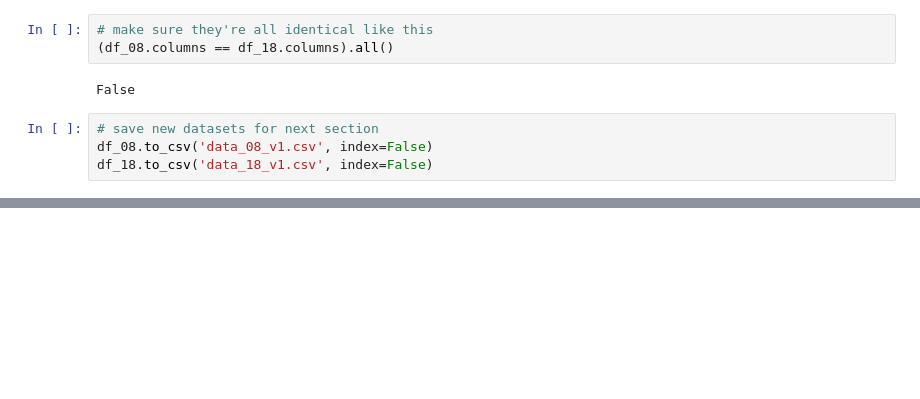
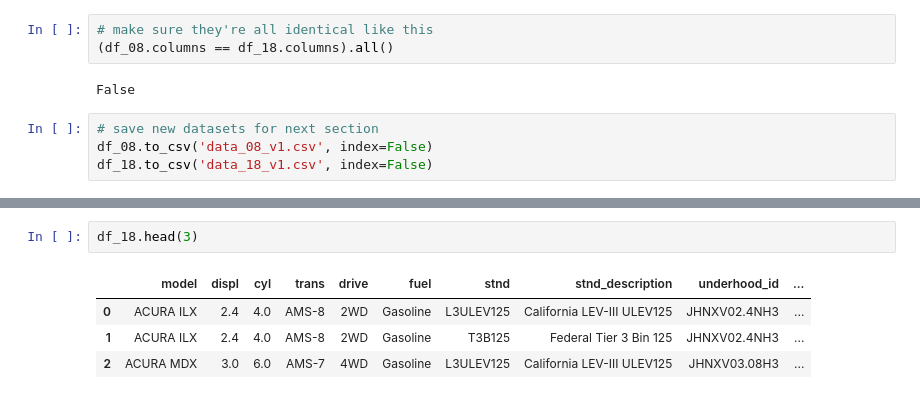
Before and after one commit to juhidhingra/udacity_data_analyst_nanodegree, a Jupyter notebook: UDACITY/Data Analysis Process - Udacity Case Study 2/Cleaning data.ipynb, the cells around one changed output, grey strips where cells are left out. Saved outputs shown, nothing was run; the diff lists cells and outputs as text; blank space fills up the shorter version.

```diff
--- a/UDACITY/Data Analysis Process - Udacity Case Study 2/Cleaning data.ipynb
+++ b/UDACITY/Data Analysis Process - Udacity Case Study 2/Cleaning data.ipynb
@@ -130,0 +335,7 @@ df_18.to_csv('data_18_v1.csv', index=False)
+# %%
+df_18.head(3)
+# %% [output]
+|  | model | displ | cyl | trans | drive | fuel | stnd | stnd_description | underhood_id | ... |
+| 0 | ACURA ILX | 2.4 | 4.0 | AMS-8 | 2WD | Gasoline | L3ULEV125 | California LEV-III ULEV125 | JHNXV02.4NH3 | ... |
+| 1 | ACURA ILX | 2.4 | 4.0 | AMS-8 | 2WD | Gasoline | T3B125 | Federal Tier 3 Bin 125 | JHNXV02.4NH3 | ... |
+| 2 | ACURA MDX | 3.0 | 6.0 | AMS-7 | 4WD | Gasoline | L3ULEV125 | California LEV-III ULEV125 | JHNXV03.08H3 | ... |
```
Also changed, not shown: parts of 50 cells of this notebook, 5 other files.
